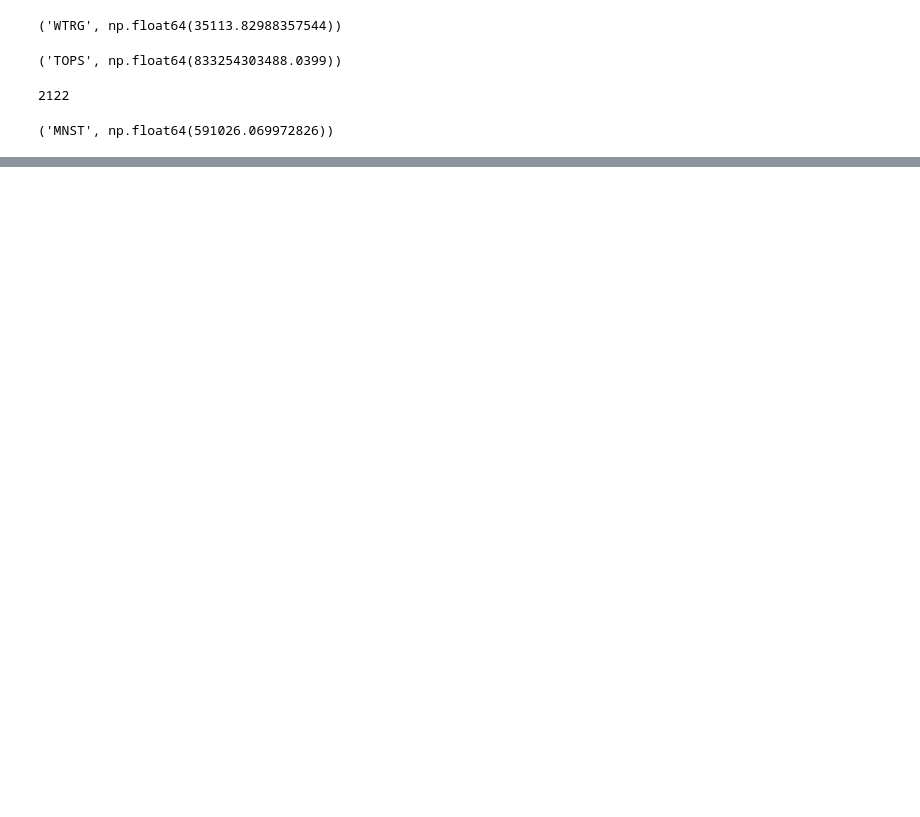
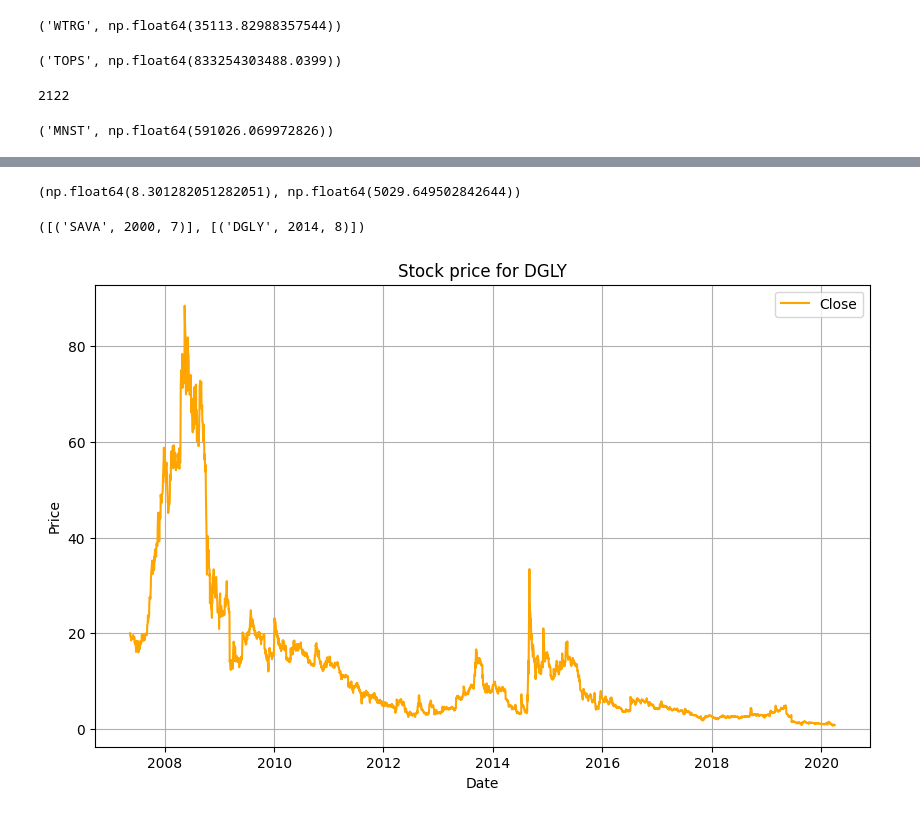
Before and after one commit to ashliujjainkar/Stock_market_analysis, a Jupyter notebook: stock_market.ipynb, the cells around one changed output, grey strips where cells are left out. Cells and saved outputs as stored; diff of their text form; code cells hidden in the pictures; blank space fills up the shorter version.

Commit message:
stock market,month I lost and made most amount of money.

```diff
--- a/stock_market.ipynb
+++ b/stock_market.ipynb
@@ -22,15 +22,10 @@ class Stock:
         if os.path.exists(file_path):
             self.data = pd.read_csv(file_path)
             self.data['Date'] = pd.to_datetime(self.data['Date'])
-            self.data = self.data.set_index(self.data['Date'])
-            self.data = self.data.sort_index()
+            self.data.set_index('Date',inplace= True, drop=True)
+            # self.data = self.data.sort_index()
         else:
             raise FileNotFoundError(f"CSV file for symbol {self.symbol} not found in directory")
-
-    def trim_by_date(self, start_date,end_date):
-        self.data['Date'] = pd.to_datetime(self.data['Date'])
-        trim_data = self.data[(self.data['Date'] >= start_date) & (self.data['Date'] <= end_date)]
-        return trim_data
 
     def isolate_dates(self, ref_stock):
         if len(set(ref_stock.data["Date"])-set(self.data["Date"]))>0:
@@ -89,7 +58,7 @@ def plot_stock_data(stock):
         # plt.plot(stock.data['Date'], stock.data['Open'], label='Open', color='green')
         # plt.plot(stock.data['Date'], stock.data['High'], label='High', color='blue')
         # plt.plot(stock.data['Date'], stock.data['Low'], label='Low', color='red')
-        plt.plot(stock.data['Date'], stock.data['Close'], label='Close', color='orange')
+        plt.plot(stock.data.index, stock.data['Close'], label='Close', color='orange')
 
         plt.xlabel('Date')
         plt.ylabel('Price')
@@ -322,0 +401,4 @@ best_stock,highest_return
+# %%
+min_value,max_value
+# %% [output]
+(np.float64(8.301282051282051), np.float64(5029.649502842644))
@@ -322,0 +408,8 @@ best_stock,highest_return
+# %%
+min_key,max_key
+# %% [output]
+([('SAVA', 2000, 7)], [('DGLY', 2014, 8)])
+# %%
+plot_stock_data(Stock("DGLY"))
+# %% [output]
+[figure, added]
```
Also changed, not shown: parts of 29 cells of this notebook.
